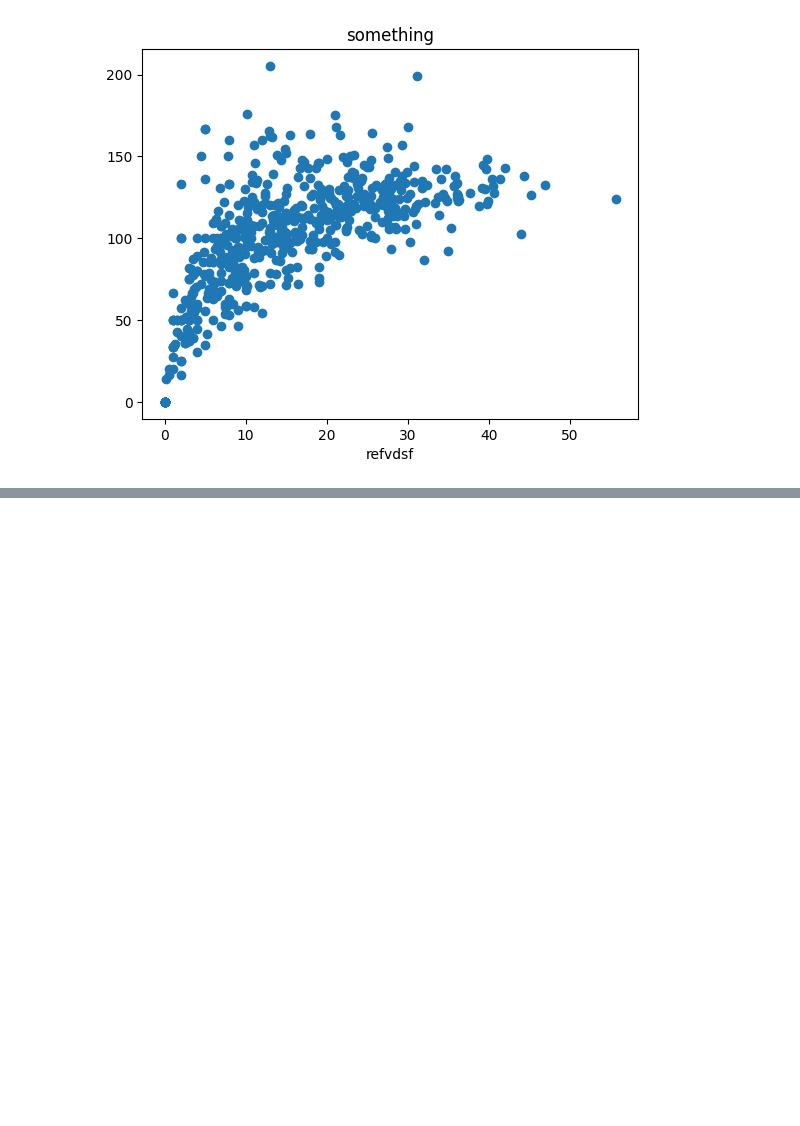
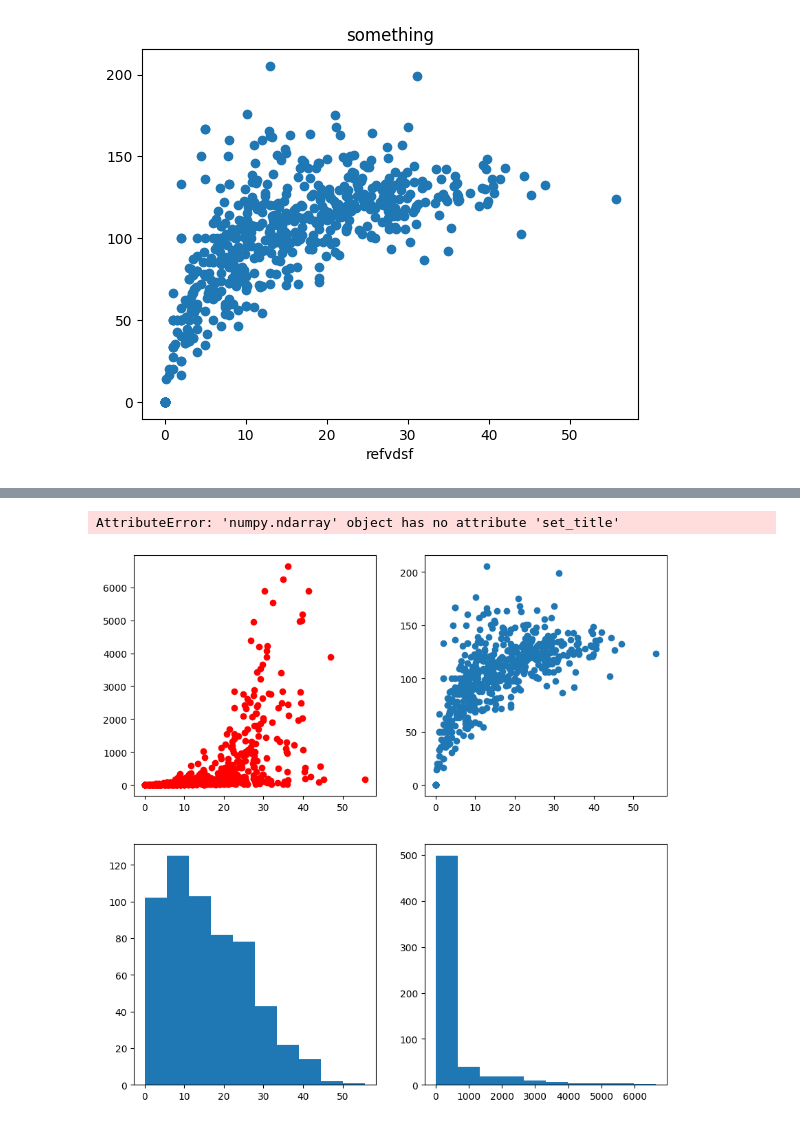
Before and after one commit to Abhinav09062005/python-, a Jupyter notebook: chapter4/mathplotlib1.ipynb, the cells around one changed output, grey strips where cells are left out. Saved outputs shown, nothing was run; the diff lists cells and outputs as text; code cells hidden in the pictures; blank space fills up the shorter version.

```diff
--- a/chapter4/mathplotlib1.ipynb
+++ b/chapter4/mathplotlib1.ipynb
@@ -112,0 +124,11 @@ Text(0.5, 0, 'refvdsf')
+# %%
+fig,ax=plt.subplots(nrows=2,ncols=2,figsize=(10,10))
+ax[0,0].scatter(batters['avg'],batters['runs'],color='red')
+ax[0,1].scatter(batters['avg'],batters['strike_rate'])
+ax[1,0].hist(batters['avg'])
+ax[1,1].hist(batters['runs'])
+ax[0].set_title('avg vs strike rate')
+ax[0].set_ylabel('strike')
+# %% [output]
+AttributeError: 'numpy.ndarray' object has no attribute 'set_title'
+[figure, added]
```
Also changed, not shown: parts of 3 cells of this notebook, 1 other file.
